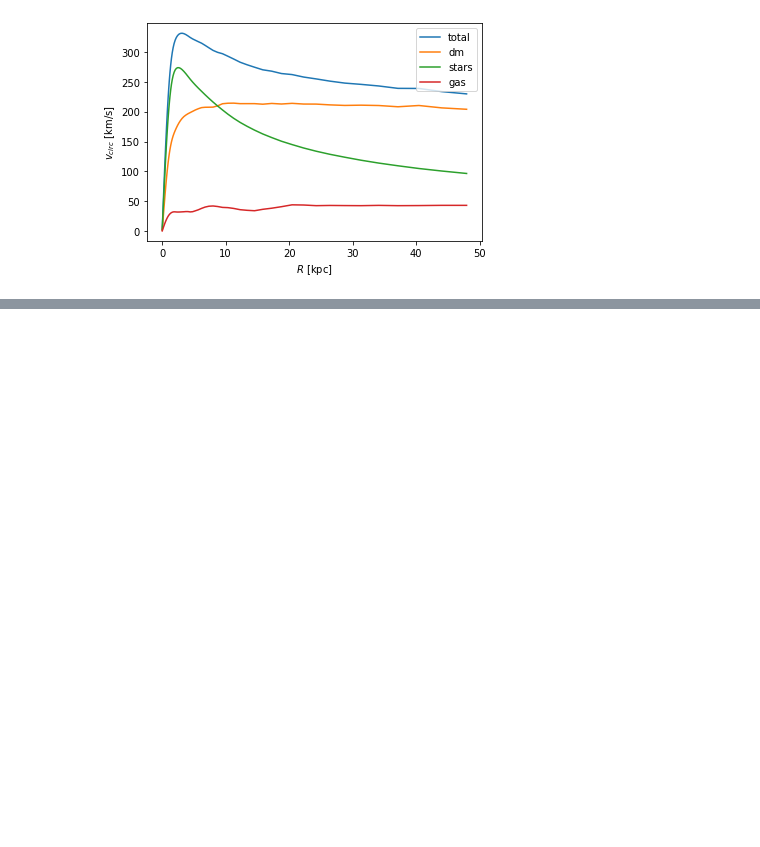
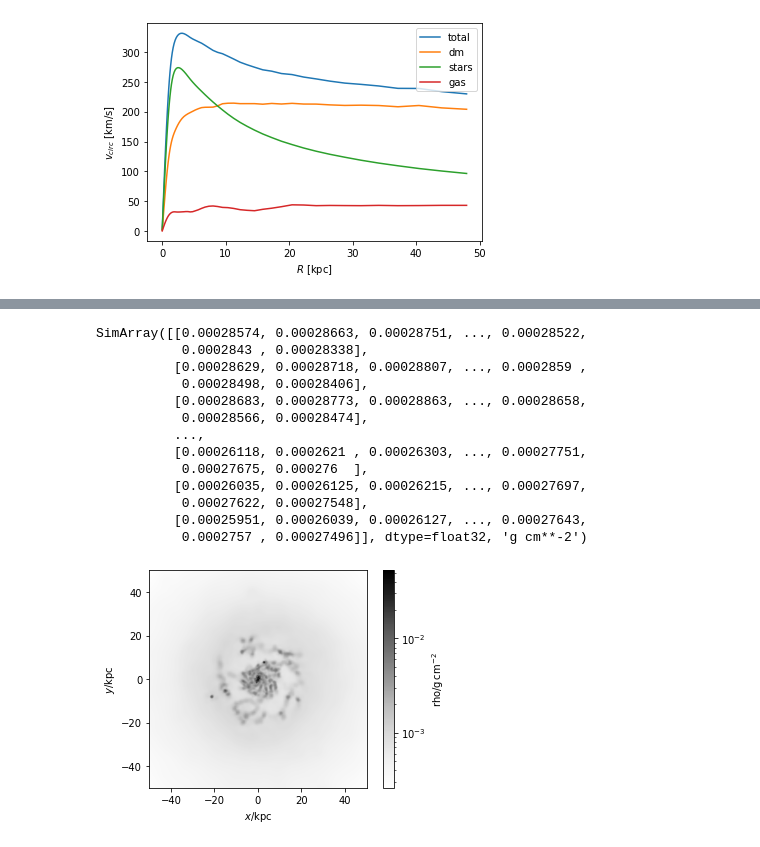
Before and after one commit to MikeyBoo/PyNBody-Notebook, a Jupyter notebook: My_pyNbody_Project.ipynb, the cells around one changed output, grey strips where cells are left out. Drawn from its saved outputs; the diff is of its cells as text; code cells hidden in the pictures; blank space fills up the shorter version.

```diff
--- a/My_pyNbody_Project.ipynb
+++ b/My_pyNbody_Project.ipynb
@@ -161,0 +271,28 @@ pynbody.analysis.profile : Profile v_circ -- this routine assumes the disk is in
+# %%
+# load the snapshot and set to physical units
+s = pynbody.load('testdata/g15784.lr.01024.gz')
+s.physical_units()
+
+# load the halos
+h = s.halos()
+
+# center on the largest halo and align the disk
+pynbody.analysis.angmom.faceon(h[1])
+
+#create an image of gas density integrated down the line of site (z axis)
+sph.image(h[1].g,qty="rho",units="g cm^-2",width=100,cmap="Greys")
+# %% [output]
+SimArray([[0.00028574, 0.00028663, 0.00028751, ..., 0.00028522,
+           0.0002843 , 0.00028338],
+          [0.00028629, 0.00028718, 0.00028807, ..., 0.0002859 ,
+           0.00028498, 0.00028406],
+          [0.00028683, 0.00028773, 0.00028863, ..., 0.00028658,
+           0.00028566, 0.00028474],
+          ...,
+          [0.00026118, 0.0002621 , 0.00026303, ..., 0.00027751,
+           0.00027675, 0.000276  ],
+          [0.00026035, 0.00026125, 0.00026215, ..., 0.00027697,
+           0.00027622, 0.00027548],
+          [0.00025951, 0.00026039, 0.00026127, ..., 0.00027643,
+           0.0002757 , 0.00027496]], dtype=float32, 'g cm**-2')
+[figure, added]
```
Also changed, not shown: parts of 21 cells of this notebook.
